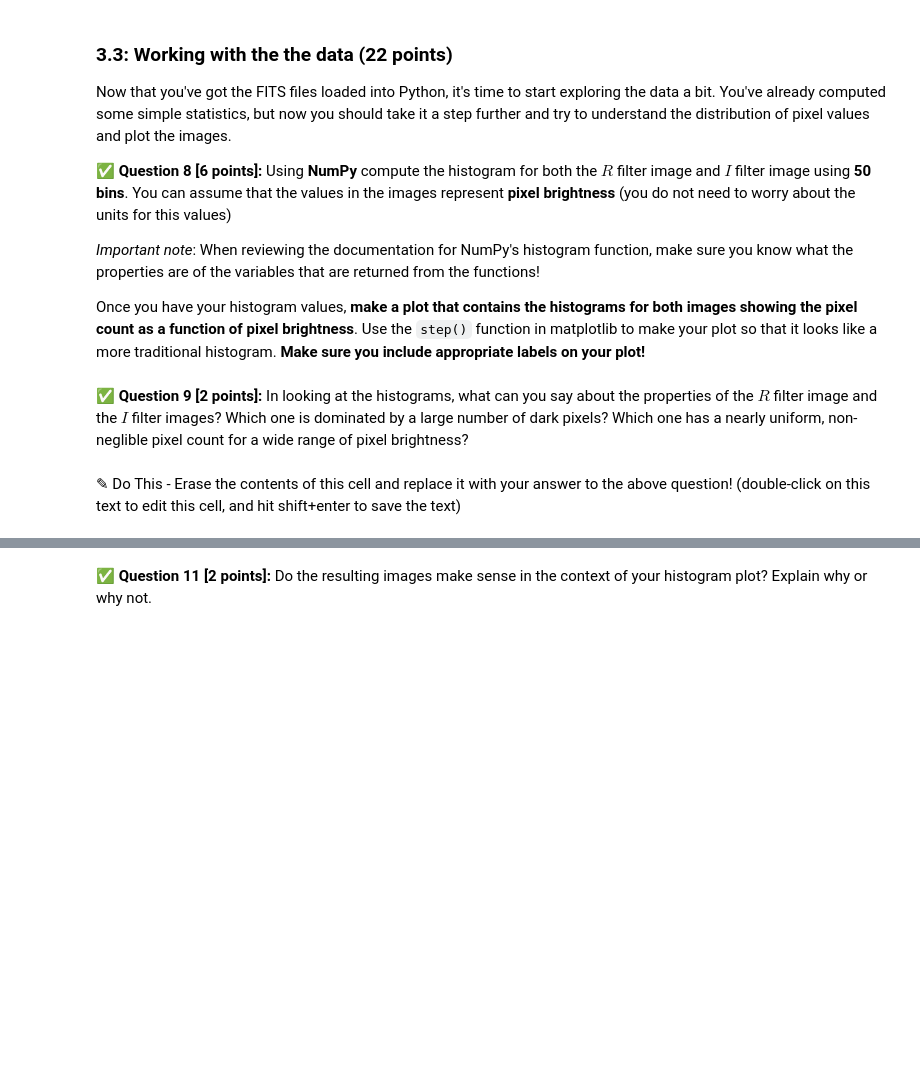
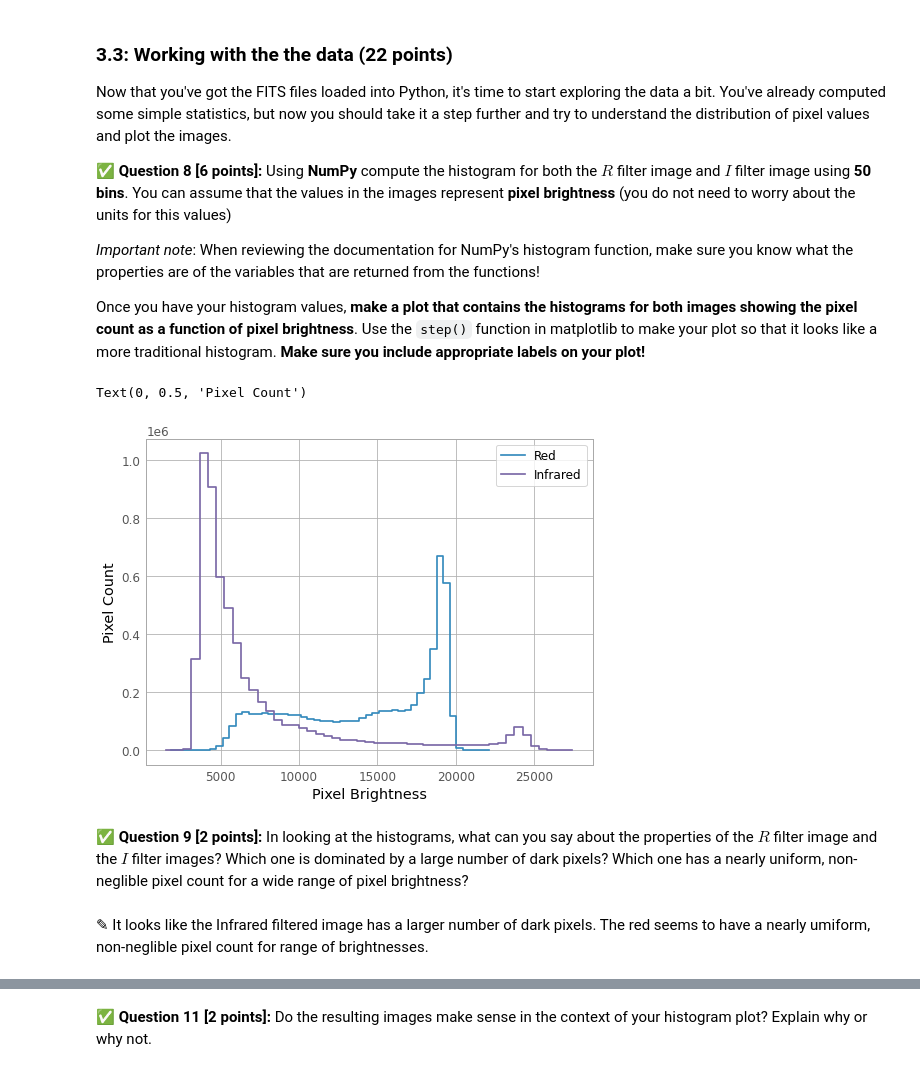
Before and after one commit to patelta2/cmse202-s21-turnin, a Jupyter notebook: hw-01/HW-01_GitPracticeDebuggingAndPythonPackages-TanmayPatel.ipynb, the cells around one changed output, grey strips where cells are left out. Cells and saved outputs as stored; diff of their text form; code cells hidden in the pictures; blank space fills up the shorter version.

```diff
--- a/hw-01/HW-01_GitPracticeDebuggingAndPythonPackages-TanmayPatel.ipynb
+++ b/hw-01/HW-01_GitPracticeDebuggingAndPythonPackages-TanmayPatel.ipynb
@@ -210,8 +211,22 @@ from astropy.utils.data import get_pkg_data_filename
 from astropy.io import fits
 
 Infrared_file = get_pkg_data_filename('m42_40min_ir.fits')
-fits.info(Infrared_file)
+#fits.info(Infrared_file)
+Infrared_data = fits.getdata(Infrared_file, ext=0)
+
 
 Red_file = get_pkg_data_filename('m42_40min_red.fits')
-fits.info(Red_file)
+#fits.info(Red_file)
+Red_data = fits.getdata(Red_file, ext=0)
+
+
+
+print(np.mean(Red_data), "Red mean")
+print(np.mean(Infrared_data), "Infrared mean")
+print(np.std(Red_data), "Red std")
+print(np.std(Infrared_data), "Infrared std")
+print(np.max(Red_data), "Red max")
+print(np.max(Infrared_data), "Infrared max")
+print(np.min(Red_data), "Red min")
+print(np.min(Infrared_data), "Infrared min")
 # %% [output]
@@ -244,7 +259,22 @@ Once you have your histogram values, **make a plot that contains the histograms
+# %%
+import numpy as np
+
+Red_hist,Red_bin_edges = np.histogram(Red_data, bins = 50)
+Infrared_hist,Infrared_bin_edges = np.histogram(Infrared_data, bins = 50)
+
+plt.step(Red_bin_edges[:-1],Red_hist, label = "Red")
+plt.step(Infrared_bin_edges[:-1],Infrared_hist, label = "Infrared")
+
+plt.legend()
+plt.xlabel("Pixel Brightness")
+plt.ylabel("Pixel Count")
+# %% [output]
+Text(0, 0.5, 'Pixel Count')
+[figure, added]
 # %% [markdown]
 **&#9989; Question 9 [2 points]:** In looking at the histograms, what can you say about the properties of the $R$ filter image and the $I$ filter images? Which one is dominated by a large number of dark pixels? Which one has a nearly uniform, non-neglible pixel count for a wide range of pixel brightness?
-# %% [markdown]
-<font size=+3>&#9998;</font> Do This - Erase the contents of this cell and replace it with your answer to the above question!  (double-click on this text to edit this cell, and hit shift+enter to save the text)
+# %% [markdown]
+<font size=+3>&#9998;</font> It looks like the Infrared filtered image has a larger number of dark pixels. The red seems to have a nearly umiform, non-neglible pixel count for range of brightnesses.
 # %% [markdown]
 Now that you have a bit of understanding about the the properties of the images are, let's see if the images themselves match your expectations.
 
```
Also changed, not shown: parts of 11 cells of this notebook.
